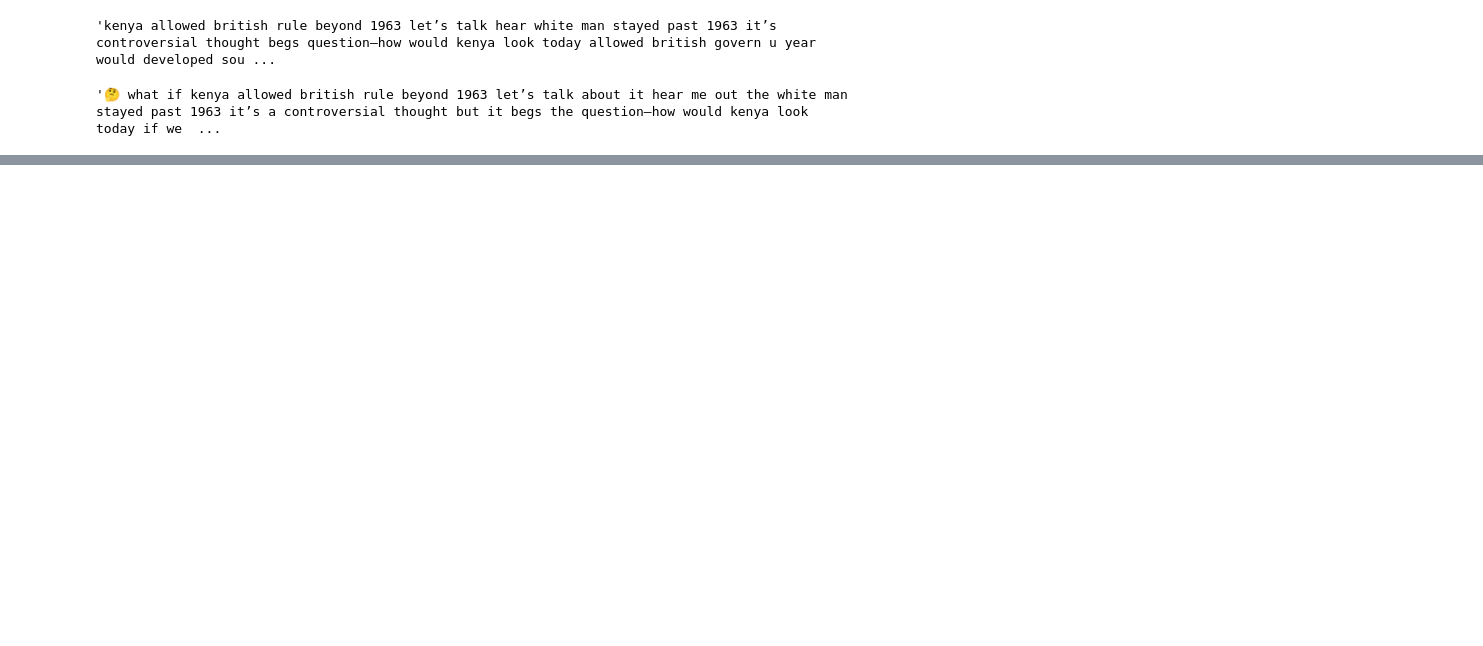
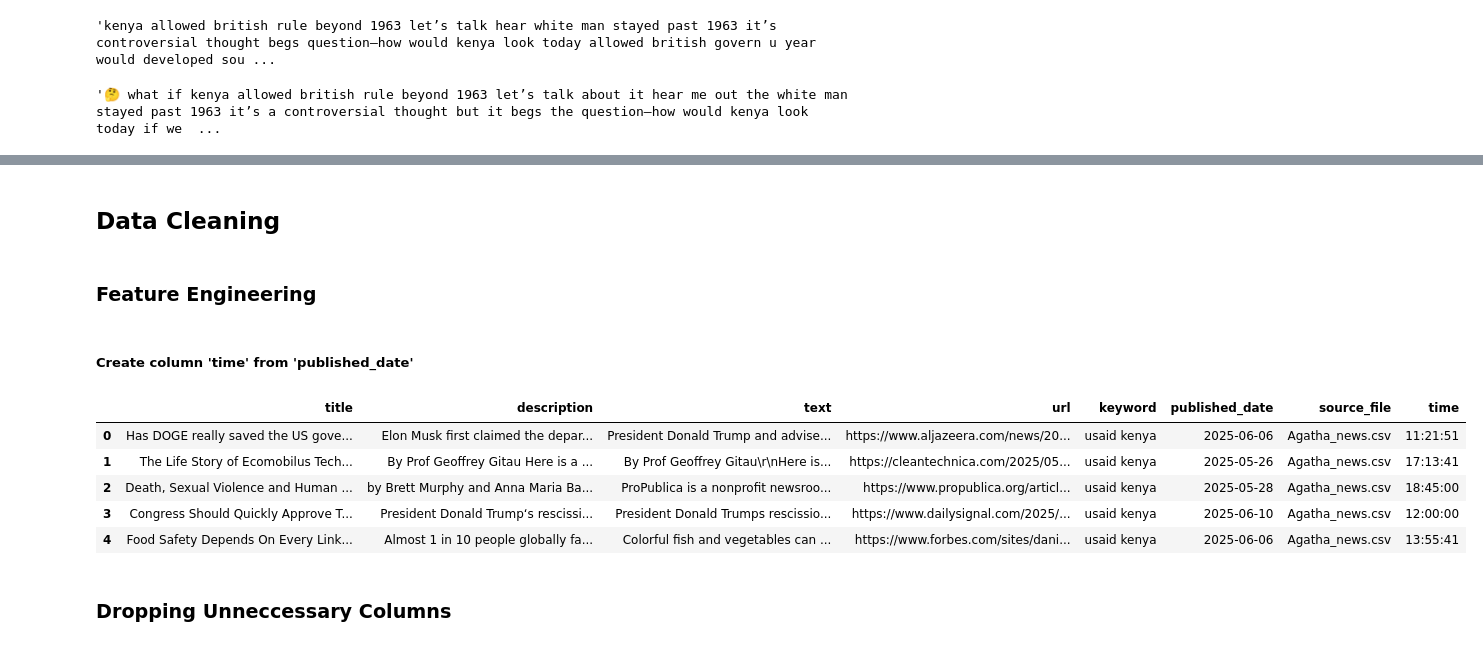
Before and after one commit to L-N-E0/USAID-Kenya-Sentiment-Analysis, a Jupyter notebook: notebooks/Cess.ipynb, the cells around one changed output, grey strips where cells are left out. Cells and saved outputs as stored; diff of their text form; code cells hidden in the pictures; blank space fills up the shorter version.

Commit message:
updating final data cleaning changes

```diff
--- a/notebooks/Cess.ipynb
+++ b/notebooks/Cess.ipynb
@@ -824,0 +862,3 @@ reddit_df.iloc[268]['full_text']
+# %%
+news_df = pd.read_csv('C:/Users/hp/Desktop/DATA NEXUS PROJECTS/USAID-Kenya-Sentiment-Analysis/data/processed/individual datasets/Cecilia_merged_news_dataset.csv')
+news_df.head()
@@ -824,0 +938,27 @@ reddit_df.iloc[268]['full_text']
+# %% [markdown]
+## Data Cleaning
+# %% [markdown]
+### Feature Engineering
+# %% [markdown]
+##### Create column 'time' from 'published_date'
+# %%
+# Convert published_date to datetime format
+news_df['published_date'] = pd.to_datetime(news_df['published_date'])
+
+# Extract time into a new column 'time'
+news_df['time'] = news_df['published_date'].dt.time
+
+# Keep only the date (drop the time) in published_date
+news_df['published_date'] = news_df['published_date'].dt.date
+
+# Preview
+news_df.head()
+# %% [output]
+|  | title | description | text | url | keyword | published_date | source_file | time |
+| 0 | Has DOGE really saved the US gove... | Elon Musk first claimed the depar... | President Donald Trump and advise... | https://www.aljazeera.com/news/20... | usaid kenya | 2025-06-06 | Agatha_news.csv | 11:21:51 |
+| 1 | The Life Story of Ecomobilus Tech... | By Prof Geoffrey Gitau Here is a ... | By Prof Geoffrey Gitau\r\nHere is... | https://cleantechnica.com/2025/05... | usaid kenya | 2025-05-26 | Agatha_news.csv | 17:13:41 |
+| 2 | Death, Sexual Violence and Human ... | by Brett Murphy and Anna Maria Ba... | ProPublica is a nonprofit newsroo... | https://www.propublica.org/articl... | usaid kenya | 2025-05-28 | Agatha_news.csv | 18:45:00 |
+| 3 | Congress Should Quickly Approve T... | President Donald Trump‘s rescissi... | President Donald Trumps rescissio... | https://www.dailysignal.com/2025/... | usaid kenya | 2025-06-10 | Agatha_news.csv | 12:00:00 |
+| 4 | Food Safety Depends On Every Link... | Almost 1 in 10 people globally fa... | Colorful fish and vegetables can ... | https://www.forbes.com/sites/dani... | usaid kenya | 2025-06-06 | Agatha_news.csv | 13:55:41 |
+# %% [markdown]
+### Dropping Unneccessary Columns
```
Also changed, not shown: parts of 69 cells of this notebook.
